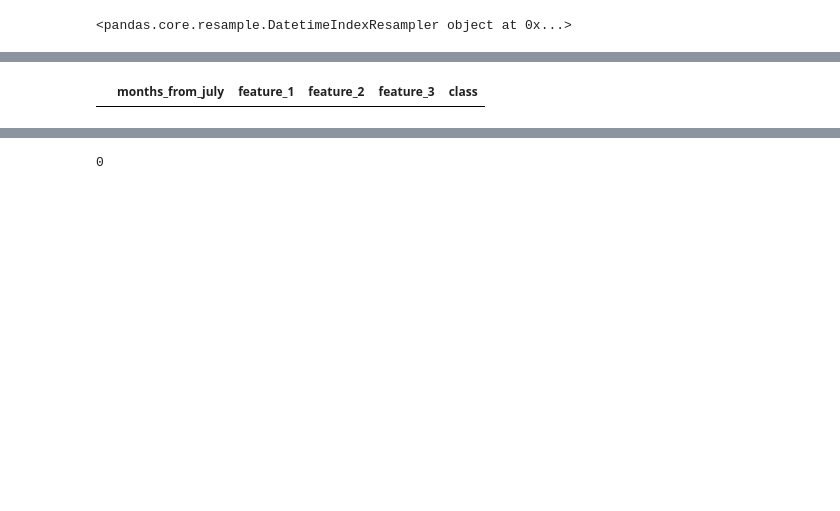
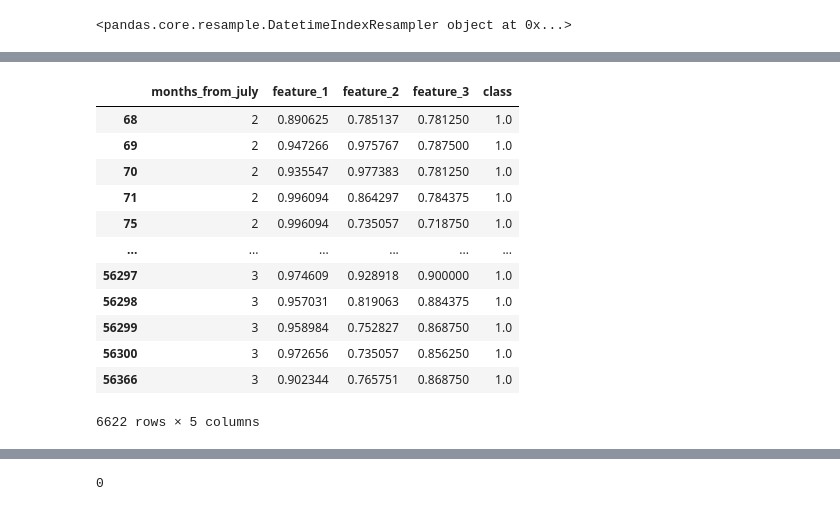
Before and after one commit to aditya-uw/WeatherPatrol, a Jupyter notebook: notebooks/pof_tinkering.ipynb, the cells around one changed output, grey strips where cells are left out. Saved outputs shown, nothing was run; the diff lists cells and outputs as text; code cells hidden in the pictures; blank space fills up the shorter version.

```diff
--- a/notebooks/pof_tinkering.ipynb
+++ b/notebooks/pof_tinkering.ipynb
@@ -15,3 +16,5 @@ atg_obs_selected = atg_obs.copy() # Selecting dates
+# %%
+atg_obs_selected = atg_obs_selected.loc[(atg_obs['datetime_UTC']>=dt.datetime(2014,5,1))]
 # %%
 atg_obs_selected
 # %% [output]
@@ -60,14 +63,14 @@ summed_rain_each_period = first_obs_each_period['Rain'].sum()
 
 lightrainfall_times = summed_rain_each_period[(summed_rain_each_period<=0.10)&(summed_rain_each_period>0.0)]
 moderaterainfall_times = summed_rain_each_period[(summed_rain_each_period<0.30)&(summed_rain_each_period>0.10)]
-heavyrainfall_times = summed_rain_each_period[(summed_rain_each_period>0.30)]
+heavyrainfall_times = summed_rain_each_period[(summed_rain_each_period>=0.30)]
 
 any_rainfall_times = summed_rain_each_period[(summed_rain_each_period>0.0)]
 
-# summed_rain_each_period.loc[lightrainfall_times.index] = 1
-# summed_rain_each_period.loc[moderaterainfall_times.index] = 2
-# summed_rain_each_period.loc[heavyrainfall_times.index] = 3
-summed_rain_each_period.loc[any_rainfall_times.index] = 1
+summed_rain_each_period.loc[lightrainfall_times.index] = 1
+summed_rain_each_period.loc[moderaterainfall_times.index] = 2
+summed_rain_each_period.loc[heavyrainfall_times.index] = 3
+# summed_rain_each_period.loc[any_rainfall_times.index] = 1
 # %%
 # Extract Date, Time, Temperature, SumRain into data array
 atg_obs_necessary = pd.DataFrame()
@@ -135,6 +138,8 @@ notable_event_times = atg_obs_train.loc[atg_obs_train['rainfall_type']>=2].index
 
 relevant_times_train = pd.DataFrame()
 for event_time in notable_event_times:
-    time_around_event = atg_obs_train.loc[event_time-pd.Timedelta(hours=12):event_time+pd.Timedelta(hours=12)].copy()
-    relevant_times_train = pd.concat([relevant_times_train, time_around_event])
+    # event_time = notable_event_times[1]
+    if not(event_time in relevant_times_train.index):
+        time_around_event = atg_obs_train.loc[event_time-pd.Timedelta(days=15):event_time+pd.Timedelta(days=15)].copy()
+        relevant_times_train = pd.concat([relevant_times_train, time_around_event])
 relevant_times_train
@@ -248,7 +340,23 @@ processed_df_test = get_processed_df_from_data(atg_obs_test)
+# %%
+processed_df_train = get_processed_df_from_data(relevant_times_train)
+processed_df_val = get_processed_df_from_data(relevant_times_val)
+processed_df_test = get_processed_df_from_data(relevant_times_test)
 # %%
-processed_df_train.loc[processed_df_train['class']==3]
+processed_df_train.loc[processed_df_train['class']==1]
 # %% [output]
 |  | months_from_july | feature_1 | feature_2 | feature_3 | class |
+| 68 | 2 | 0.890625 | 0.785137 | 0.781250 | 1.0 |
+| 69 | 2 | 0.947266 | 0.975767 | 0.787500 | 1.0 |
+| 70 | 2 | 0.935547 | 0.977383 | 0.781250 | 1.0 |
+| 71 | 2 | 0.996094 | 0.864297 | 0.784375 | 1.0 |
+| 75 | 2 | 0.996094 | 0.735057 | 0.718750 | 1.0 |
+| ... | ... | ... | ... | ... | ... |
+| 56297 | 3 | 0.974609 | 0.928918 | 0.900000 | 1.0 |
+| 56298 | 3 | 0.957031 | 0.819063 | 0.884375 | 1.0 |
+| 56299 | 3 | 0.958984 | 0.752827 | 0.868750 | 1.0 |
+| 56300 | 3 | 0.972656 | 0.735057 | 0.856250 | 1.0 |
+| 56366 | 3 | 0.902344 | 0.765751 | 0.868750 | 1.0 |
+6622 rows × 5 columns
 # %%
 rain_counts, classes = np.histogram(processed_df_train['class'].values, bins=np.arange(0,5))
 
```
Also changed, not shown: parts of 52 cells of this notebook, 3 other files.
